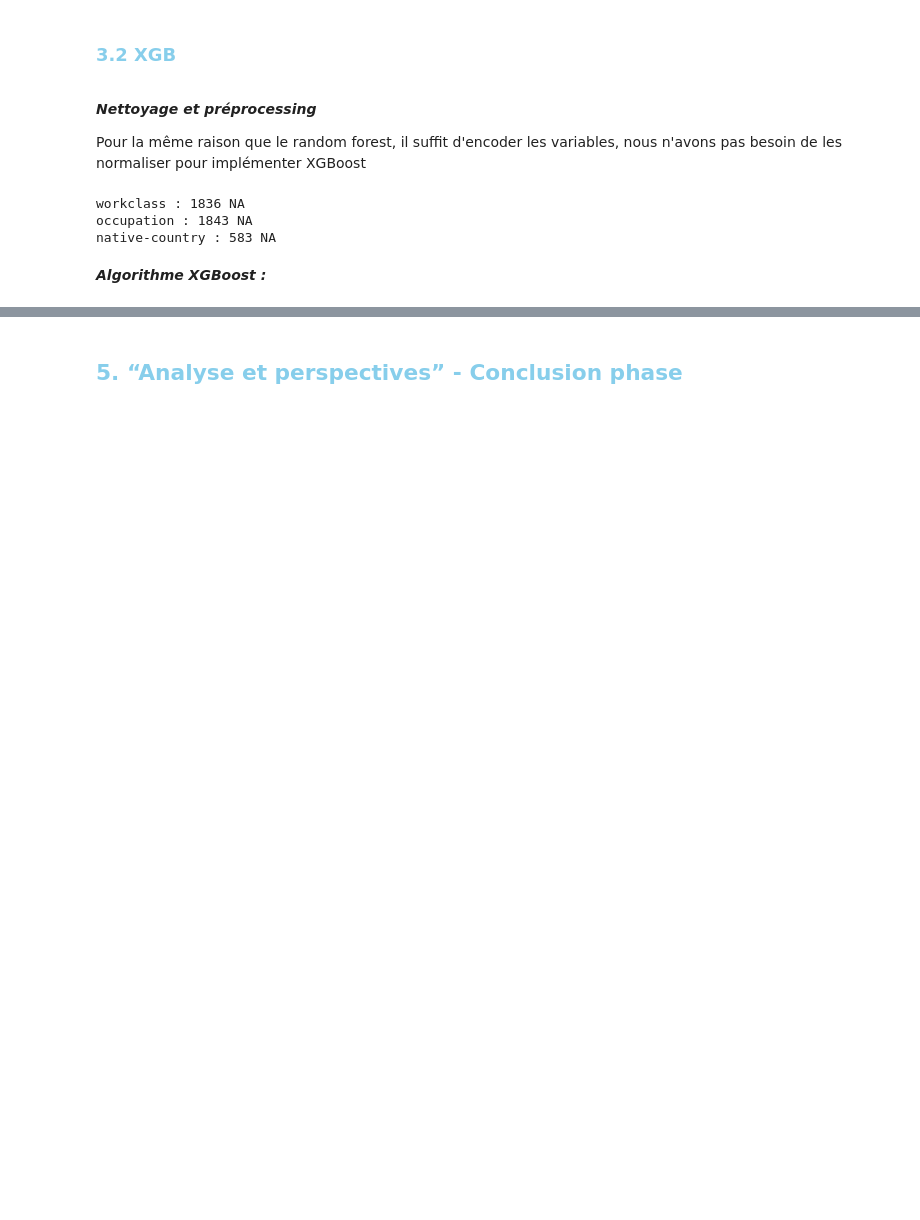
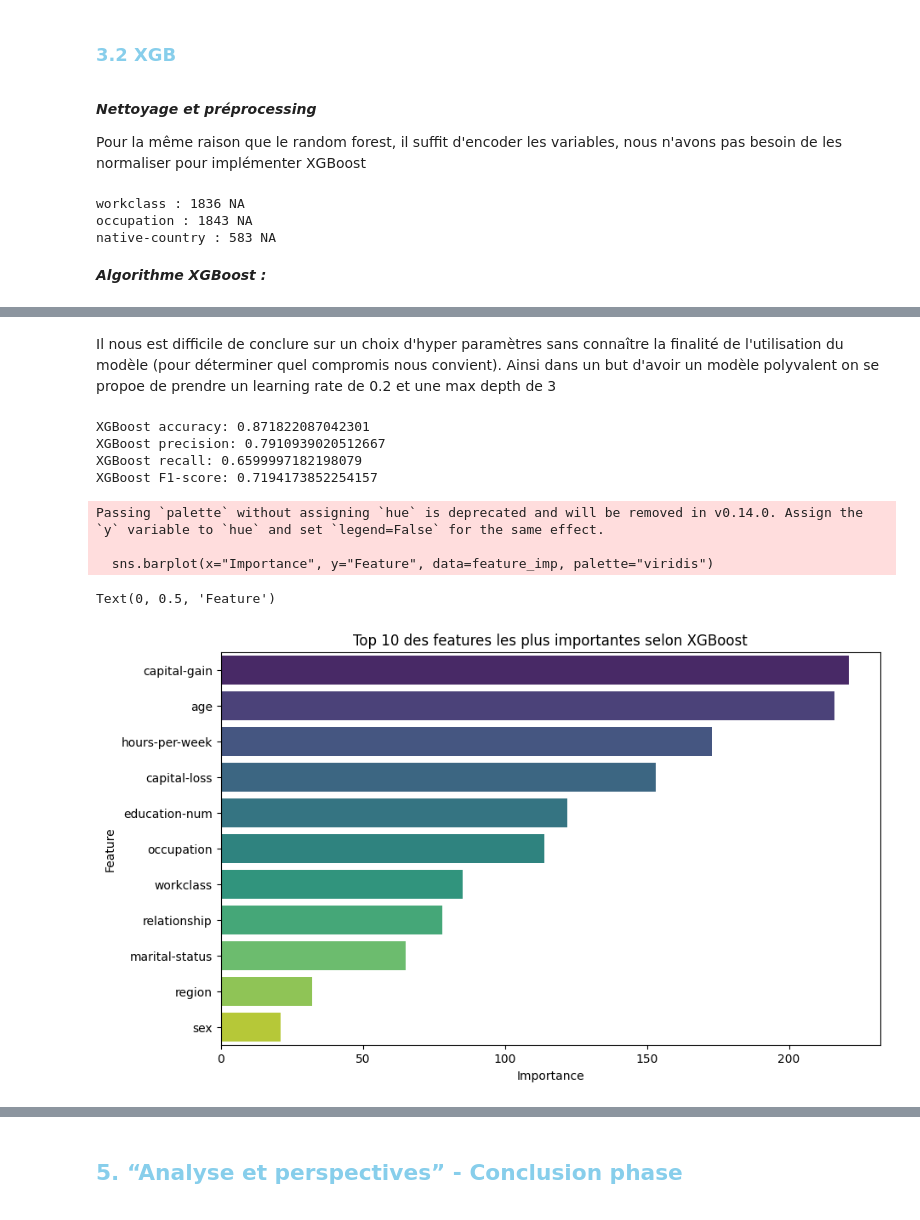
Before and after one commit to alextonon/BE_working_repo, a Jupyter notebook: FSD311_Machine_Learning/BE_ML_Groupe1.ipynb, the cells around one changed output, grey strips where cells are left out. Drawn from its saved outputs; the diff is of its cells as text; code cells hidden in the pictures; blank space fills up the shorter version.

```diff
--- a/FSD311_Machine_Learning/BE_ML_Groupe1.ipynb
+++ b/FSD311_Machine_Learning/BE_ML_Groupe1.ipynb
@@ -898,0 +952,31 @@ Testing with eta=1, max_depth=15
+# %% [markdown]
+Il nous est difficile de conclure sur un choix d'hyper paramètres sans connaître la finalité de l'utilisation du modèle (pour déterminer quel compromis nous convient). Ainsi dans un but d'avoir un modèle polyvalent on se propoe de prendre un learning rate de 0.2 et une max depth de 3
+# %%
+lr = 0.2
+max_depth = 3
+
+params = {
+    'eta': lr,
+    'max_depth': max_depth,
+    'objective': 'binary:logistic',
+    'eval_metric': 'logloss',
+    'seed': 42
+}
+
+feature_imp = xgboost(params=params, adult=adult_final_xgb, WEIGHTING=False, N_FOLDS=5, REMOVE_OUTLIERS=False, verbose=True)[4]
+
+plt.figure(figsize=(10,6))
+sns.barplot(x="Importance", y="Feature", data=feature_imp, palette="viridis")
+plt.title("Top 10 des features les plus importantes selon XGBoost")
+plt.xlabel("Importance")
+plt.ylabel("Feature")
+# %% [output]
+XGBoost accuracy: 0.871822087042301
+XGBoost precision: 0.7910939020512667
+XGBoost recall: 0.6599997182198079
+XGBoost F1-score: 0.7194173852254157
+Passing `palette` without assigning `hue` is deprecated and will be removed in v0.14.0. Assign the `y` variable to `hue` and set `legend=False` for the same effect.
+
+  sns.barplot(x="Importance", y="Feature", data=feature_imp, palette="viridis")
+Text(0, 0.5, 'Feature')
+[figure, added]
```
Also changed, not shown: parts of 14 cells of this notebook.
